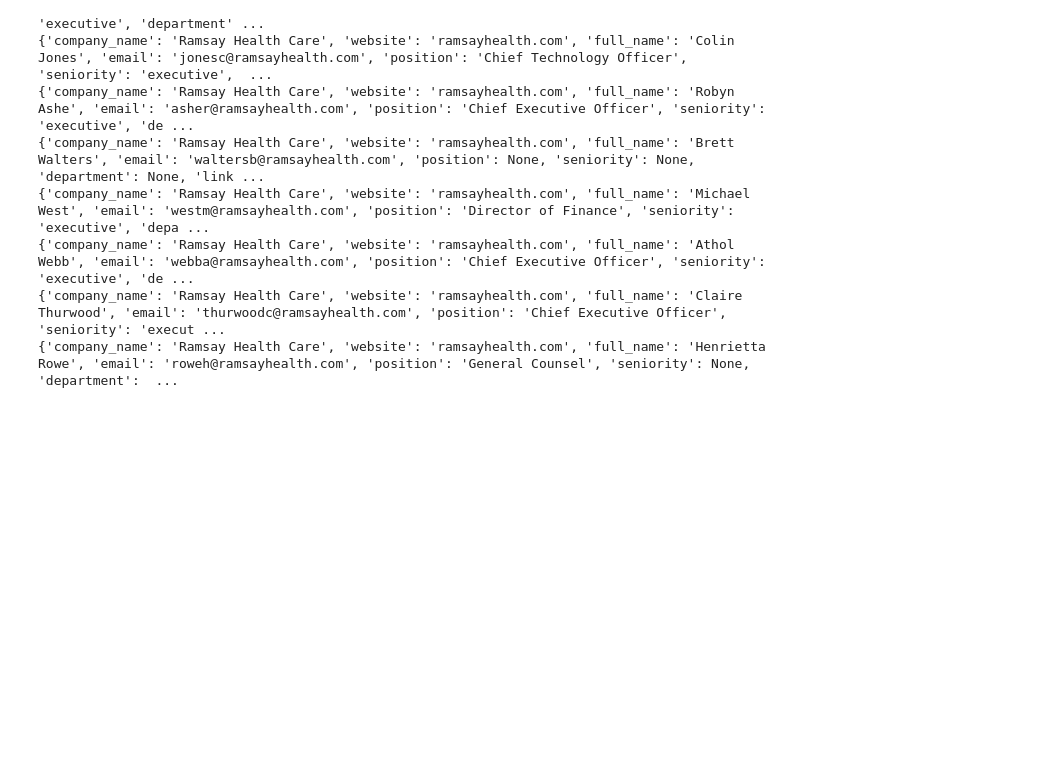
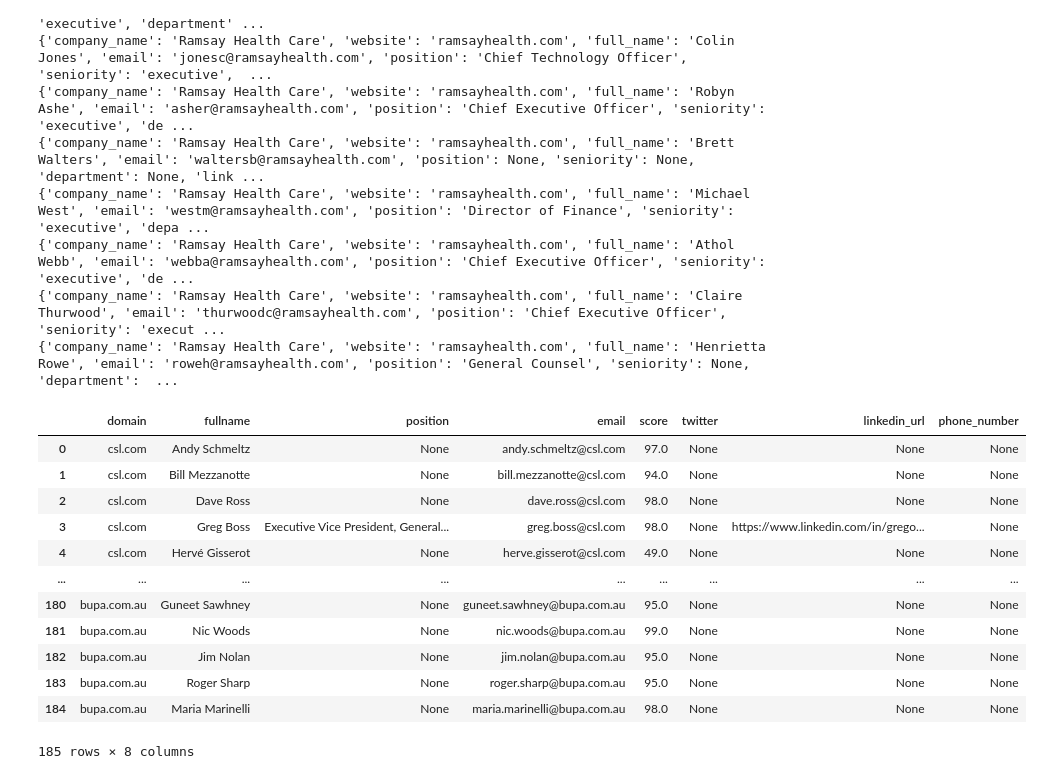
Before and after one commit to amien1410/amien-scrapers, a Jupyter notebook: Hunter_io_Leads_Scraper.ipynb, the cells around one changed output. Saved outputs shown, nothing was run; the diff lists cells and outputs as text; code cells hidden in the pictures; blank space fills up the shorter version.

```diff
--- a/Hunter_io_Leads_Scraper.ipynb
+++ b/Hunter_io_Leads_Scraper.ipynb
@@ -66,0 +352,19 @@ df.to_csv(f"{WEBSITE}.csv", index=False)
+# %%
+import pandas as pd
+df = pd.DataFrame(final_results)
+df.to_csv("new_leads.csv", index=False)
+df
+# %% [output]
+|  | domain | fullname | position | email | score | twitter | linkedin_url | phone_number |
+| 0 | csl.com | Andy Schmeltz | None | andy.schmeltz@csl.com | 97.0 | None | None | None |
+| 1 | csl.com | Bill Mezzanotte | None | bill.mezzanotte@csl.com | 94.0 | None | None | None |
+| 2 | csl.com | Dave Ross | None | dave.ross@csl.com | 98.0 | None | None | None |
+| 3 | csl.com | Greg Boss | Executive Vice President, General... | greg.boss@csl.com | 98.0 | None | https://www.linkedin.com/in/grego... | None |
+| 4 | csl.com | Hervé Gisserot | None | herve.gisserot@csl.com | 49.0 | None | None | None |
+| ... | ... | ... | ... | ... | ... | ... | ... | ... |
+| 180 | bupa.com.au | Guneet Sawhney | None | guneet.sawhney@bupa.com.au | 95.0 | None | None | None |
+| 181 | bupa.com.au | Nic Woods | None | nic.woods@bupa.com.au | 99.0 | None | None | None |
+| 182 | bupa.com.au | Jim Nolan | None | jim.nolan@bupa.com.au | 95.0 | None | None | None |
+| 183 | bupa.com.au | Roger Sharp | None | roger.sharp@bupa.com.au | 95.0 | None | None | None |
+| 184 | bupa.com.au | Maria Marinelli | None | maria.marinelli@bupa.com.au | 98.0 | None | None | None |
+185 rows × 8 columns
```
Also changed, not shown: parts of 2 cells of this notebook.
